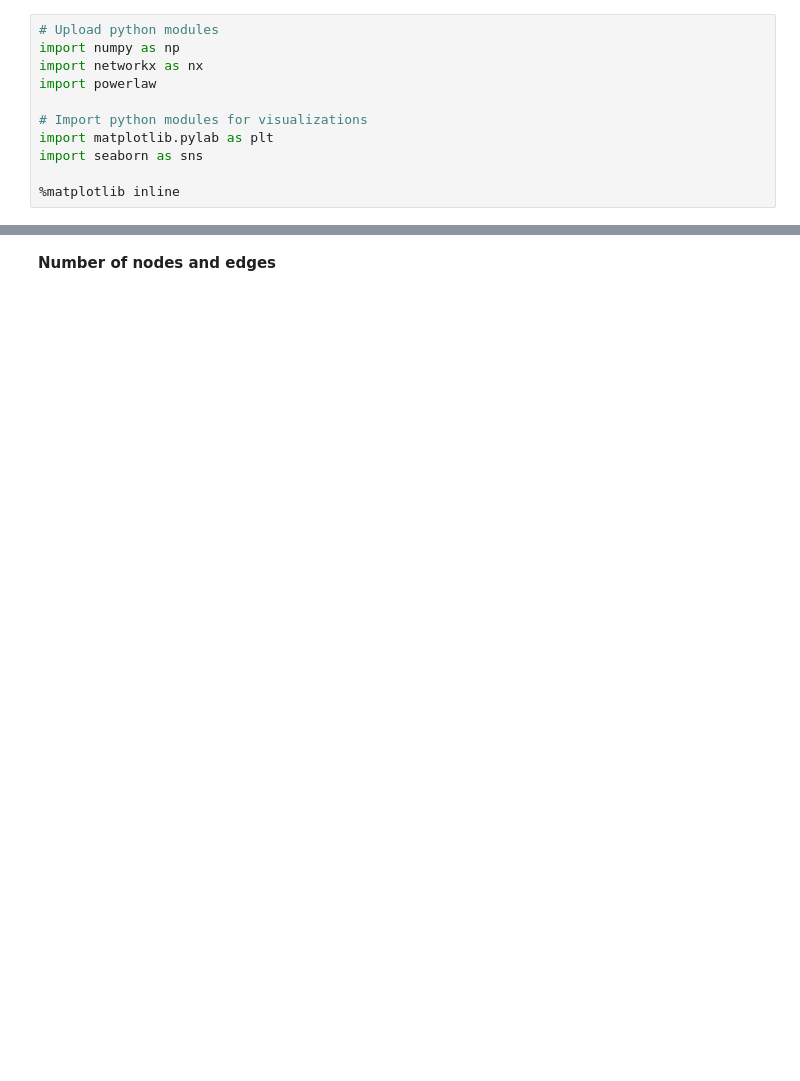
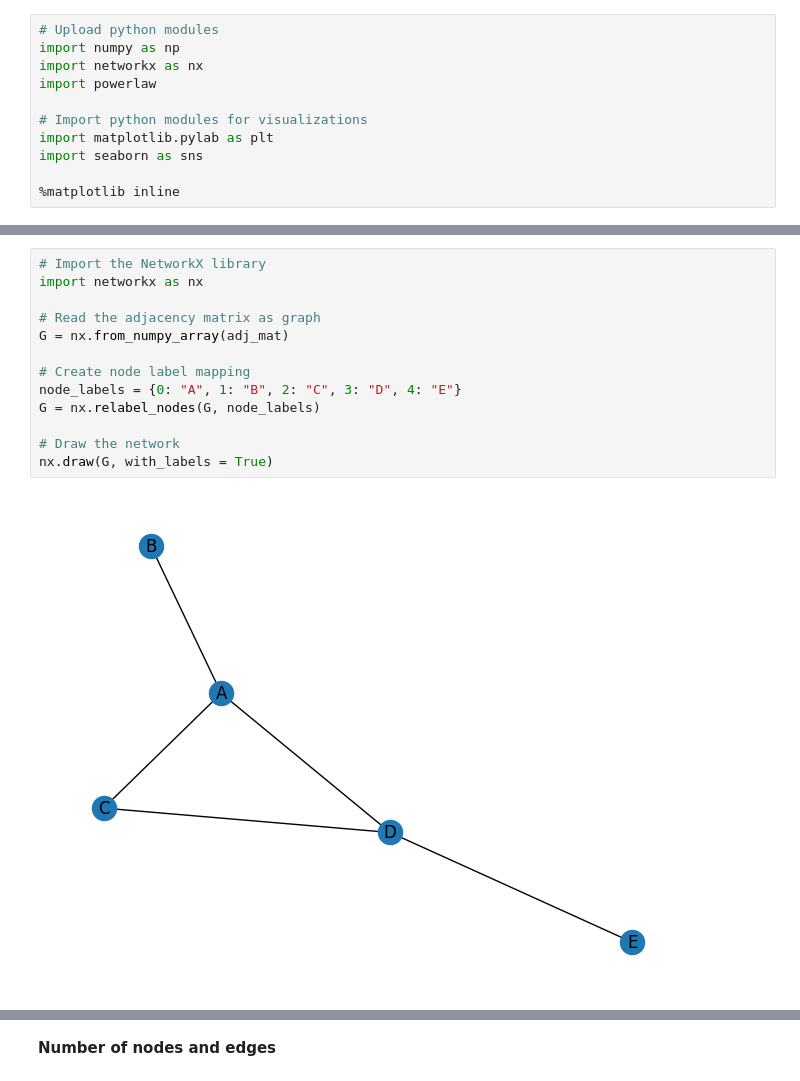
Before and after one commit to UEFBiomedicalInformaticsLab/NetBio_Summer_2023, a Jupyter notebook: 1_Network_databases.ipynb, the cells around one changed output, grey strips where cells are left out. Saved outputs shown, nothing was run; the diff lists cells and outputs as text; blank space fills up the shorter version.

```diff
--- a/1_Network_databases.ipynb
+++ b/1_Network_databases.ipynb
@@ -117,0 +91,15 @@ We can use the nx.DiGraph class to force it to create a directed graph.
+# %%
+# Import the NetworkX library
+import networkx as nx
+
+# Read the adjacency matrix as graph
+G = nx.from_numpy_array(adj_mat)
+
+# Create node label mapping
+node_labels = {0: "A", 1: "B", 2: "C", 3: "D", 4: "E"}
+G = nx.relabel_nodes(G, node_labels)
+
+# Draw the network
+nx.draw(G, with_labels = True)
+# %% [output]
+[figure, added]
```
Also changed, not shown: parts of 43 cells of this notebook, 2 other files.
